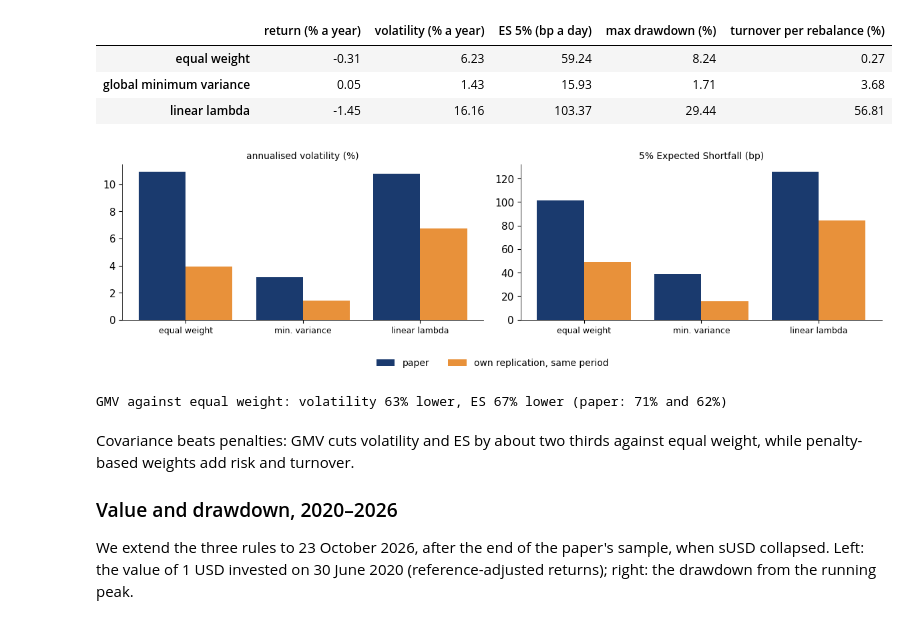
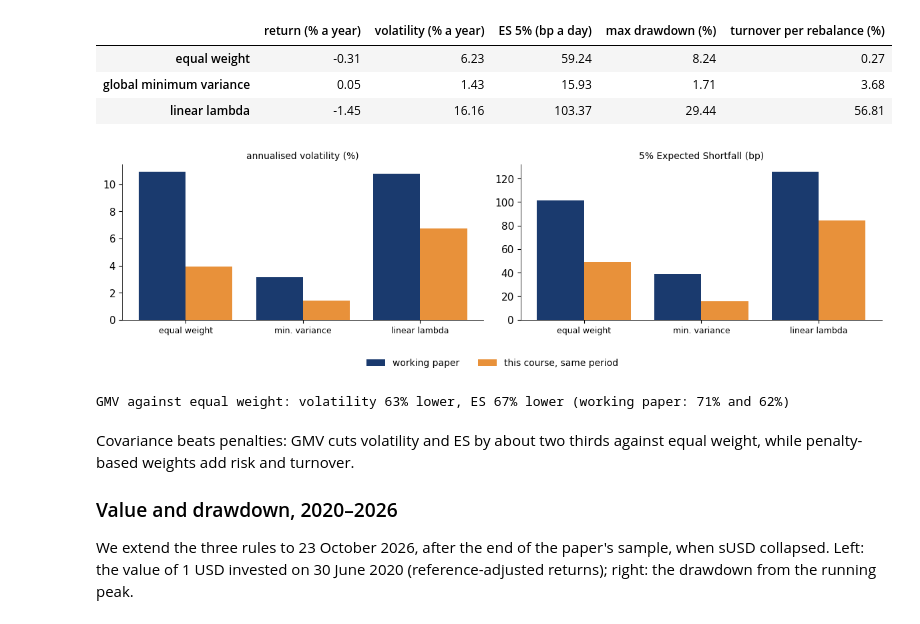
Before and after one commit to danpele/Blockchain-Applications, a Jupyter notebook: notebooks/lecture5_notebook.ipynb, the cells around one changed output. Cells and saved outputs as stored; diff of their text form; code cells hidden in the pictures.

```diff
--- a/notebooks/lecture5_notebook.ipynb
+++ b/notebooks/lecture5_notebook.ipynb
@@ -1069,9 +1069,9 @@ def run(end, ret=None):
 
 
 PT, Wp, _ = run(END_PAPER)
-PT['paper: volatility (%)'] = [10.93, 3.14, 10.76]
-PT['paper: ES 5% (bp)'] = [101.39, 39.03, 125.74]
-PT['paper: max drawdown (%)'] = [15.6, 2.6, 16.5]
+PT['working paper: volatility (%)'] = [10.93, 3.14, 10.76]
+PT['working paper: ES 5% (bp)'] = [101.39, 39.03, 125.74]
+PT['working paper: max drawdown (%)'] = [15.6, 2.6, 16.5]
 print('Portfolios, 30 Jun 2020 - 31 May 2026')
 PT.round(2)
 # %% [output]
@@ -1095,17 +1095,17 @@ Portfolios, 30 Jun 2020 - 31 May 2026, P&L on uncleaned prices
 # %%
 fig, ax = plt.subplots(1, 2, figsize=(12, 3.5))
 xx = np.arange(3)
-for j_, (lab, col, pcol) in enumerate([('annualised volatility (%)', 'volatility (% a year)', 'paper: volatility (%)'),
-                                       ('5% Expected Shortfall (bp)', 'ES 5% (bp a day)', 'paper: ES 5% (bp)')]):
-    ax[j_].bar(xx - 0.2, PT[pcol].values, width=0.4, color=BLUE, label=('paper' if j_ == 0 else None))
-    ax[j_].bar(xx + 0.2, PT[col].values, width=0.4, color=BTC, label=('own replication, same period' if j_ == 0 else None))
+for j_, (lab, col, pcol) in enumerate([('annualised volatility (%)', 'volatility (% a year)', 'working paper: volatility (%)'),
+                                       ('5% Expected Shortfall (bp)', 'ES 5% (bp a day)', 'working paper: ES 5% (bp)')]):
+    ax[j_].bar(xx - 0.2, PT[pcol].values, width=0.4, color=BLUE, label=('working paper' if j_ == 0 else None))
+    ax[j_].bar(xx + 0.2, PT[col].values, width=0.4, color=BTC, label=('this course, same period' if j_ == 0 else None))
     ax[j_].set_xticks(xx); ax[j_].set_xticklabels(['equal weight', 'min. variance', 'linear lambda'], fontsize=9); ax[j_].set_title(lab, fontsize=10)
 finish_fig(fig, 'ba_l5_portfolios', ncol=2, bottom=0.12)
 ew_, gm_ = PT.loc['equal weight'], PT.loc['global minimum variance']
-print(f'GMV against equal weight: volatility {100 * (1 - gm_.iloc[1] / ew_.iloc[1]):.0f}% lower, ES {100 * (1 - gm_.iloc[2] / ew_.iloc[2]):.0f}% lower (paper: 71% and 62%)')
+print(f'GMV against equal weight: volatility {100 * (1 - gm_.iloc[1] / ew_.iloc[1]):.0f}% lower, ES {100 * (1 - gm_.iloc[2] / ew_.iloc[2]):.0f}% lower (working paper: 71% and 62%)')
 # %% [output]
-[figure, old version]
+[figure, new version]
-GMV against equal weight: volatility 63% lower, ES 67% lower (paper: 71% and 62%)
+GMV against equal weight: volatility 63% lower, ES 67% lower (working paper: 71% and 62%)
 # %% [markdown]
 Covariance beats penalties: GMV cuts volatility and ES by about two thirds against equal weight, while penalty-based weights add risk and turnover.
 
```
Also changed, not shown: parts of 9 cells of this notebook, 10 other files.
